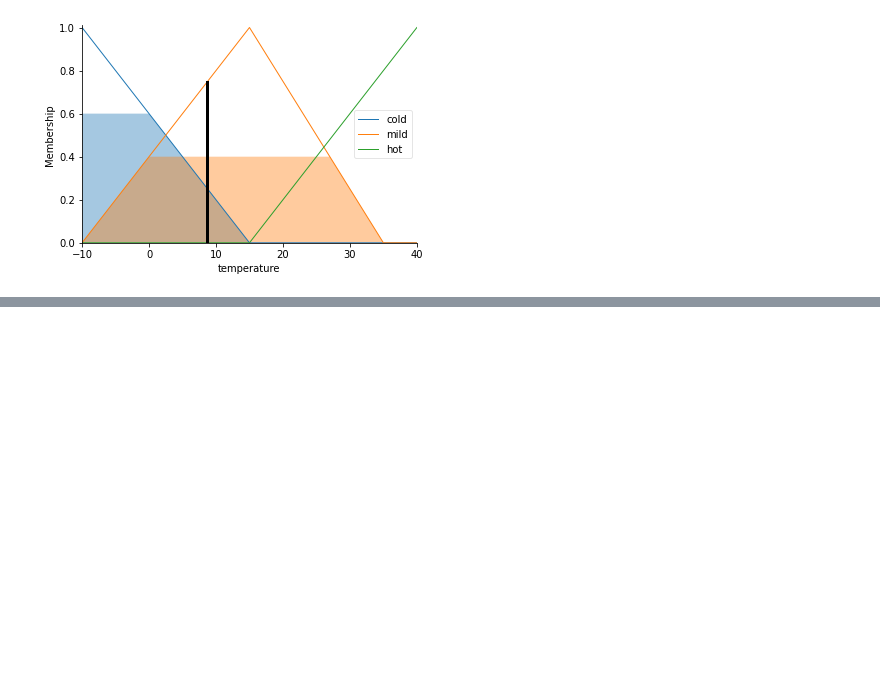
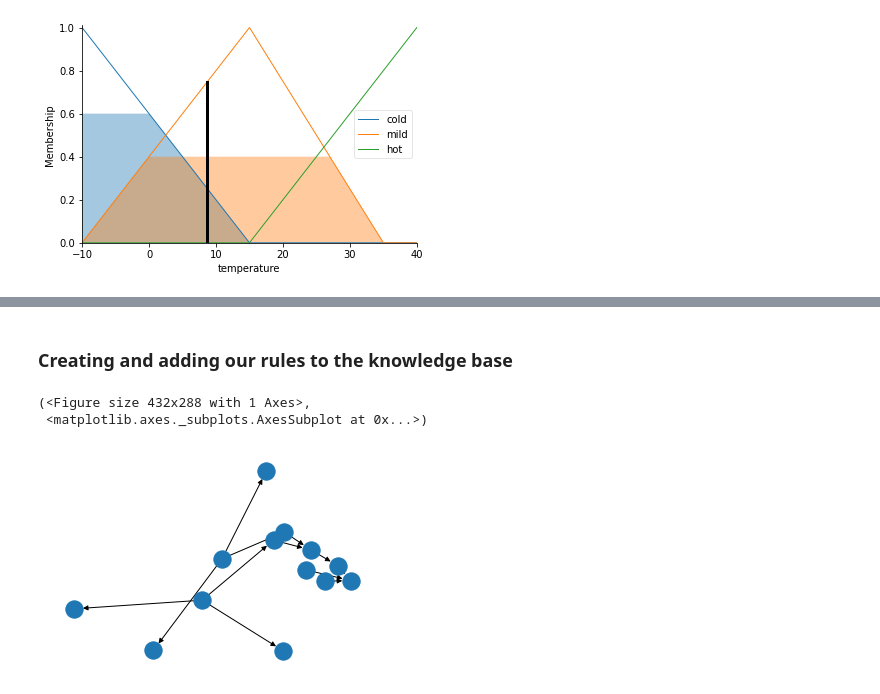
Before and after one commit to pereirarodrigo/fuzzyl, a Jupyter notebook: fuzzy.ipynb, the cells around one changed output, grey strips where cells are left out. Drawn from its saved outputs; the diff is of its cells as text; code cells hidden in the pictures; blank space fills up the shorter version.

```diff
--- a/fuzzy.ipynb
+++ b/fuzzy.ipynb
@@ -193,0 +253,19 @@ Nevertheless, fuzzy inference is interesting in its capacity to allow an agent t
+# %% [markdown]
+### Creating and adding our rules to the knowledge base
+# %%
+ag_rule1 = ctrl.Rule(mood["sad"] | topic_type["sad"], reply_type["sad"])
+ag_rule2 = ctrl.Rule(topic_type["normal"] & mood["normal"],  reply_type["normal"])
+ag_rule3 = ctrl.Rule(topic_type["happy"] & mood["normal"], reply_type["normal"])
+ag_rule4 = ctrl.Rule(topic_type["happy"] & mood["happy"], reply_type["happy"])
+ag_rule5 = ctrl.Rule(mood["happy"], reply_type["happy"])
+
+# Checking our rules
+#ag_rule1.view()
+#ag_rule2.view()
+#ag_rule3.view()
+#ag_rule4.view()
+#ag_rule5.view()
+# %% [output]
+(<Figure size 432x288 with 1 Axes>,
+ <matplotlib.axes._subplots.AxesSubplot at 0x...>)
+[figure, added]
```
Also changed, not shown: parts of 9 cells of this notebook.
